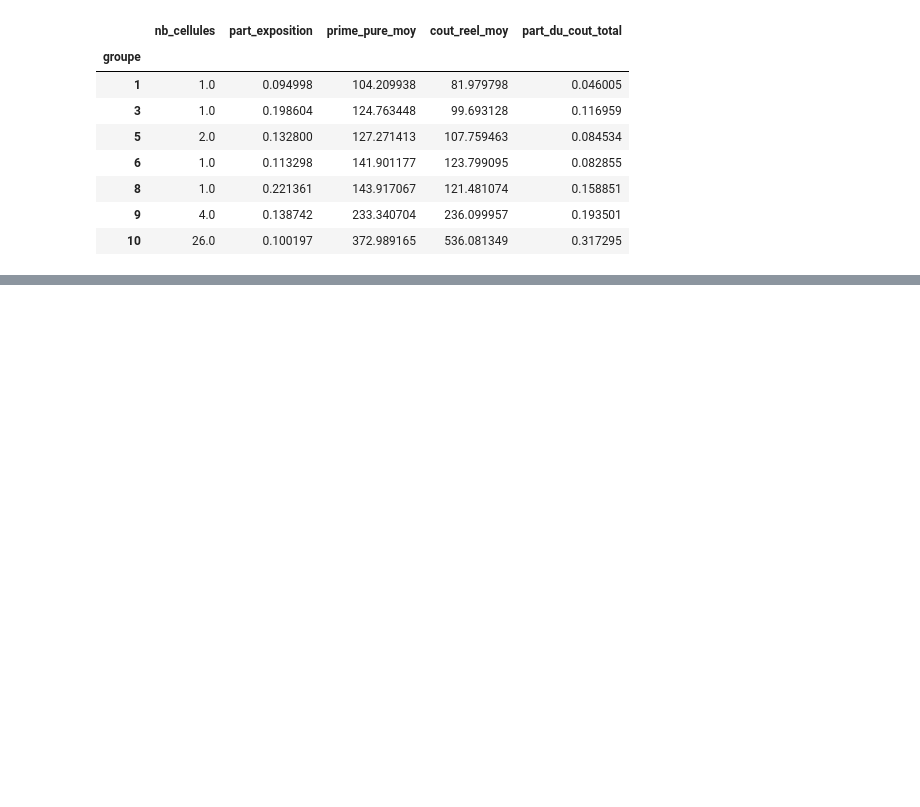
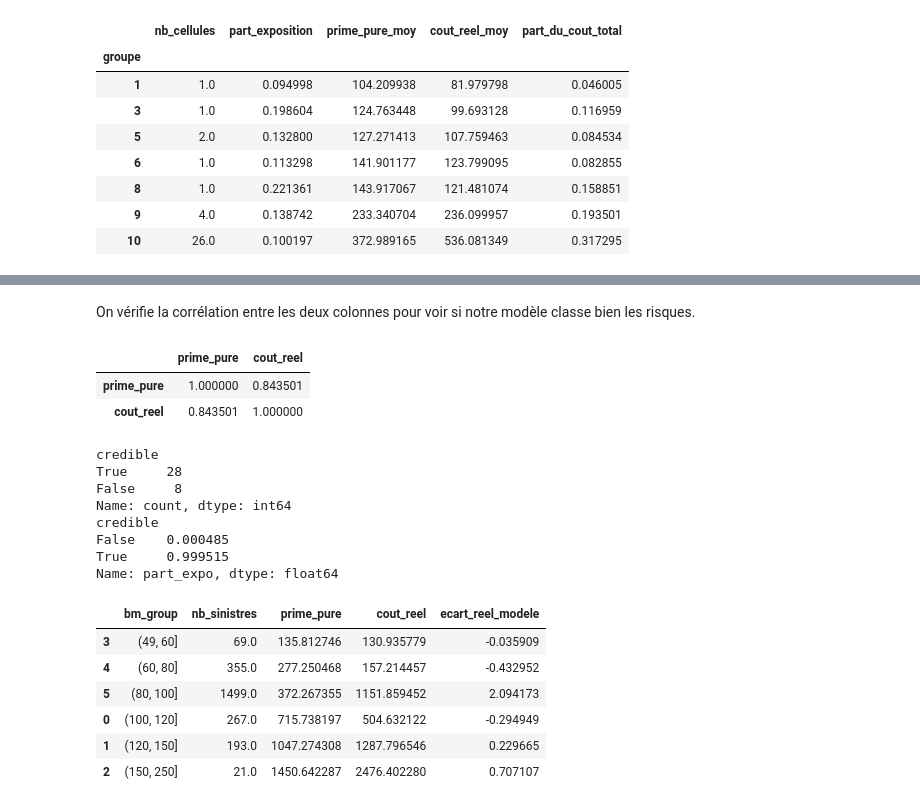
Before and after one commit to namngy/actuarial-portfolio-project, a Jupyter notebook: notebooks/03_underwriting_risk.ipynb, the cells around one changed output, grey strips where cells are left out. Saved outputs shown, nothing was run; the diff lists cells and outputs as text; code cells hidden in the pictures; blank space fills up the shorter version.

```diff
--- a/notebooks/03_underwriting_risk.ipynb
+++ b/notebooks/03_underwriting_risk.ipynb
@@ -89,0 +130,33 @@ resume
+# %% [markdown]
+On vérifie la corrélation entre les deux colonnes pour voir si notre modèle classe bien les risques.
+# %%
+cells[["prime_pure", "cout_reel"]].corr(method="spearman")
+# %% [output]
+|  | prime_pure | cout_reel |
+| prime_pure | 1.000000 | 0.843501 |
+| cout_reel | 0.843501 | 1.000000 |
+# %%
+cells["credible"] = cells["nb_sinistres"] >= 30
+
+print(cells["credible"].value_counts())
+print(cells.groupby("credible")["part_expo"].sum())
+
+# Les 18-25 ans, toutes tranches de bonus-malus
+cells[cells["age_group"] == "(17, 25]"].sort_values("prime_pure")[
+    ["bm_group", "nb_sinistres", "prime_pure", "cout_reel", "ecart_reel_modele"]]
+# %% [output]
+credible
+True     28
+False     8
+Name: count, dtype: int64
+credible
+False    0.000485
+True     0.999515
+Name: part_expo, dtype: float64
+|  | bm_group | nb_sinistres | prime_pure | cout_reel | ecart_reel_modele |
+| 3 | (49, 60] | 69.0 | 135.812746 | 130.935779 | -0.035909 |
+| 4 | (60, 80] | 355.0 | 277.250468 | 157.214457 | -0.432952 |
+| 5 | (80, 100] | 1499.0 | 372.267355 | 1151.859452 | 2.094173 |
+| 0 | (100, 120] | 267.0 | 715.738197 | 504.632122 | -0.294949 |
+| 1 | (120, 150] | 193.0 | 1047.274308 | 1287.796546 | 0.229665 |
+| 2 | (150, 250] | 21.0 | 1450.642287 | 2476.402280 | 0.707107 |
```
Also changed, not shown: parts of 2 cells of this notebook, 1 other file.
